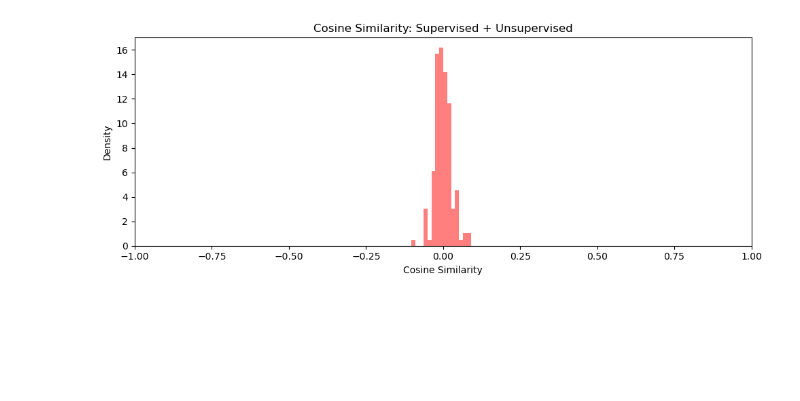
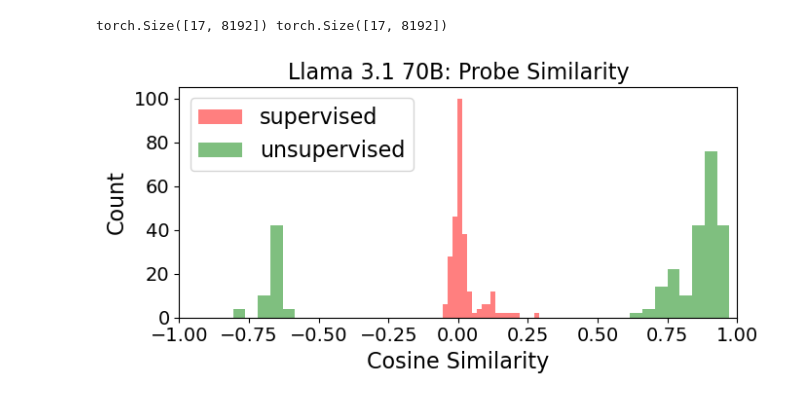
Before and after one commit to maiush/PPairS, a Jupyter notebook: src/dev/cosine_sim.ipynb, the cells around one changed output. Saved outputs shown, nothing was run; the diff lists cells and outputs as text; code cells hidden in the pictures; blank space fills up the shorter version.

```diff
--- a/src/dev/cosine_sim.ipynb
+++ b/src/dev/cosine_sim.ipynb
@@ -63,20 +8,0 @@ plt.show()
-# %%
-all_sims = []
-for model in models:
-    for dataset in ["newsroom", "summeval", "hanna"]:
-        path_s = f"{collated_results_path}/{dataset}/{model}/probe_s.pt"
-        path_u = f"{collated_results_path}/{dataset}/{model}/probe_u.pt"
-        probes_s = t.load(path_s, weights_only=True)
-        probes_u = t.load(path_u, weights_only=True)
-        for i in range(len(probes_s)):
-            all_sims.append(F.cosine_similarity(probes_s[i], probes_u[i], dim=0))
-
-fig, ax = plt.subplots(figsize=(10, 4))
-ax.hist(all_sims, color="red", alpha=0.5, density=True, bins=15)
-ax.set_xlabel("Cosine Similarity"); ax.set_ylabel("Density")
-ax.set_title("Cosine Similarity: Supervised + Unsupervised")
-ax.set_xlim(-1, 1)
-plt.tight_layout()
-plt.show()
-# %% [output]
-[figure, removed]
@@ -82,0 +16,46 @@ plt.show()
+# %%
+datasets = [
+    "newsroom",
+    "summeval",
+    "hanna",
+    "rocstories",
+    "mctaco",
+    "caters"
+]
+all_s, all_u = [], []
+for dataset in datasets:
+    probe_s, probe_u = read_probes(dataset)
+    all_s.append(probe_s)
+    all_u.append(probe_u)
+all_s = t.cat(all_s, dim=0)
+all_u = t.cat(all_u, dim=0)
+print(all_s.shape, all_u.shape)
+# %% [output]
+torch.Size([17, 8192]) torch.Size([17, 8192])
+# %%
+s_sims, u_sims = [], []
+for i in range(len(all_s)):
+    for j in range(len(all_s)):
+        if i == j: continue
+        sim = F.cosine_similarity(all_s[i], all_s[j], dim=0)
+        s_sims.append(sim)
+for i in range(len(all_u)):
+    for j in range(len(all_u)):
+        if i == j: continue
+        sim = F.cosine_similarity(all_u[i], all_u[j], dim=0)
+        u_sims.append(sim)
+# %%
+fig, ax = plt.subplots(figsize=(7, 3.5))
+ax.hist(s_sims, color="red", alpha=0.5, bins=20, label="supervised")
+ax.hist(u_sims, color="green", alpha=0.5, bins=40, label="unsupervised")
+ax.set_xlabel("Cosine Similarity", fontsize=16)
+ax.set_ylabel("Count", fontsize=16)
+ax.set_title("Llama 3.1 70B: Probe Similarity", fontsize=16)
+ax.set_xlim(-1, 1)
+ax.legend(fontsize=16)
+ax.tick_params(axis='both', labelsize=14)
+plt.tight_layout()
+plt.savefig(f"{graph_path}/cosine_sim.png", dpi=400)
+plt.show()
+# %% [output]
+[figure, added]
```
Also changed, not shown: parts of 4 cells of this notebook, 6 other files.
